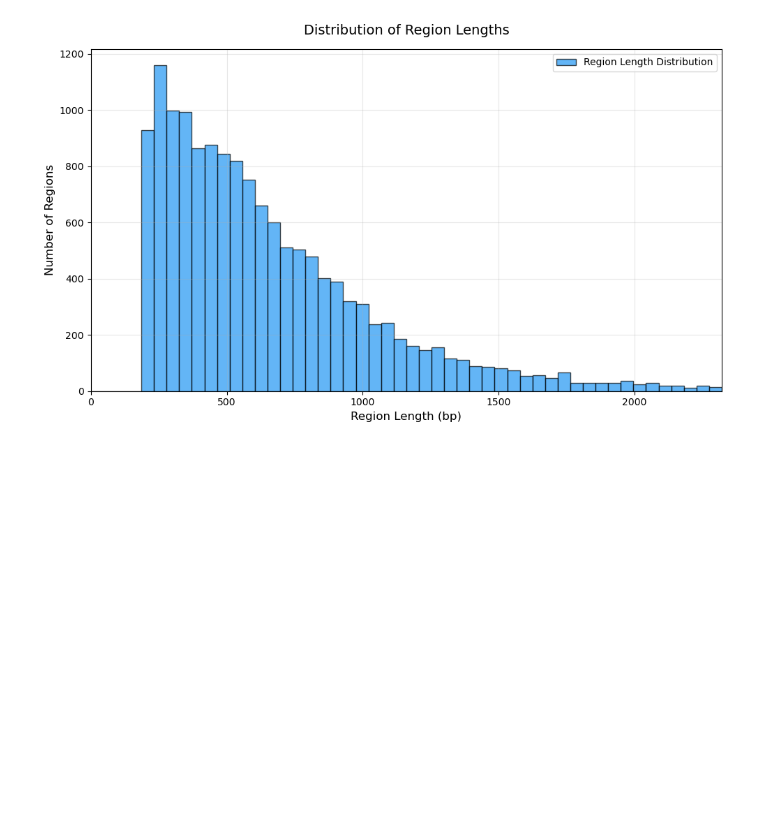
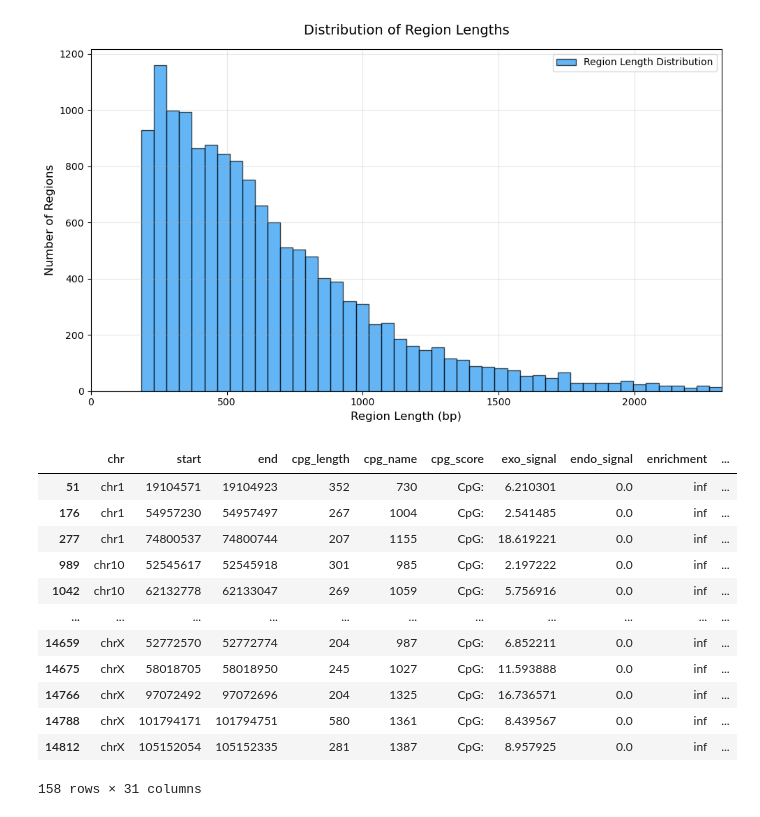
Before and after one commit to michal7kw/SRF_MeCP2_CUTandTAG, a Jupyter notebook: iterative_alternative/code7_cpg_enrichment/nsc/no_dedup/individual_samples/broad/across_cpgs_bw_signal_1_rep/Enrichment_analysis.ipynb, the cells around one changed output. Cells and saved outputs as stored; diff of their text form; code cells hidden in the pictures; blank space fills up the shorter version.

```diff
--- a/iterative_alternative/code7_cpg_enrichment/nsc/no_dedup/individual_samples/broad/across_cpgs_bw_signal_1_rep/Enrichment_analysis.ipynb
+++ b/iterative_alternative/code7_cpg_enrichment/nsc/no_dedup/individual_samples/broad/across_cpgs_bw_signal_1_rep/Enrichment_analysis.ipynb
@@ -205,3 +205,19 @@ plt.tight_layout()
 plt.show()
 # %% [output]
 [figure]
+# %%
+exo_only_df
+# %% [output]
+|  | chr | start | end | cpg_length | cpg_name | cpg_score | exo_signal | endo_signal | enrichment | ... |
+| 51 | chr1 | 19104571 | 19104923 | 352 | 730 | CpG: | 6.210301 | 0.0 | inf | ... |
+| 176 | chr1 | 54957230 | 54957497 | 267 | 1004 | CpG: | 2.541485 | 0.0 | inf | ... |
+| 277 | chr1 | 74800537 | 74800744 | 207 | 1155 | CpG: | 18.619221 | 0.0 | inf | ... |
+| 989 | chr10 | 52545617 | 52545918 | 301 | 985 | CpG: | 2.197222 | 0.0 | inf | ... |
+| 1042 | chr10 | 62132778 | 62133047 | 269 | 1059 | CpG: | 5.756916 | 0.0 | inf | ... |
+| ... | ... | ... | ... | ... | ... | ... | ... | ... | ... | ... |
+| 14659 | chrX | 52772570 | 52772774 | 204 | 987 | CpG: | 6.852211 | 0.0 | inf | ... |
+| 14675 | chrX | 58018705 | 58018950 | 245 | 1027 | CpG: | 11.593888 | 0.0 | inf | ... |
+| 14766 | chrX | 97072492 | 97072696 | 204 | 1325 | CpG: | 16.736571 | 0.0 | inf | ... |
+| 14788 | chrX | 101794171 | 101794751 | 580 | 1361 | CpG: | 8.439567 | 0.0 | inf | ... |
+| 14812 | chrX | 105152054 | 105152335 | 281 | 1387 | CpG: | 8.957925 | 0.0 | inf | ... |
+158 rows × 31 columns
```
Also changed, not shown: 3 other files.
